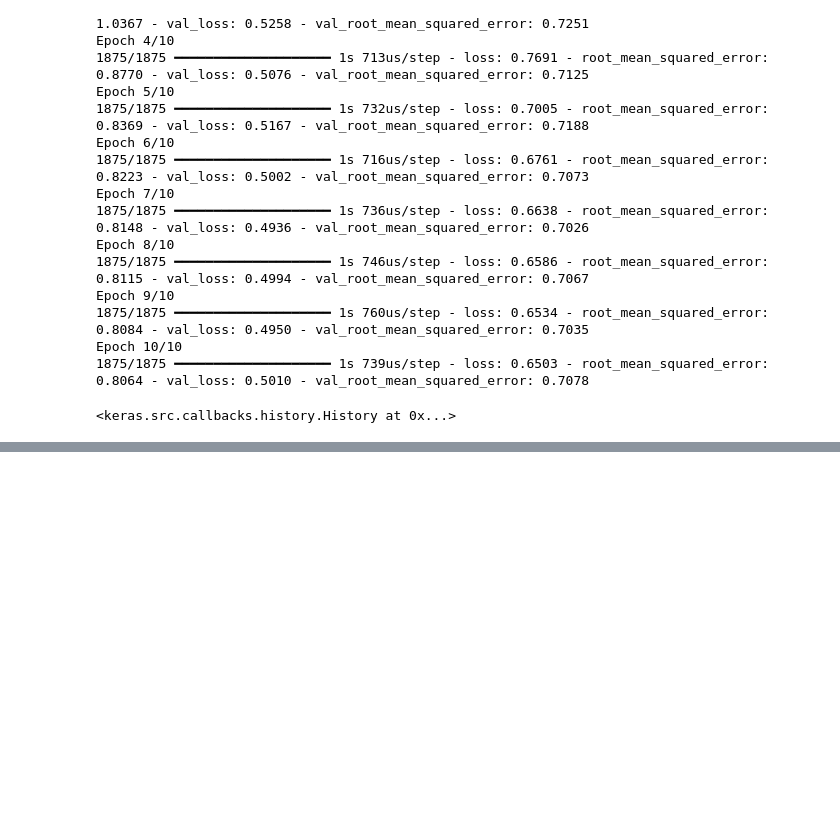
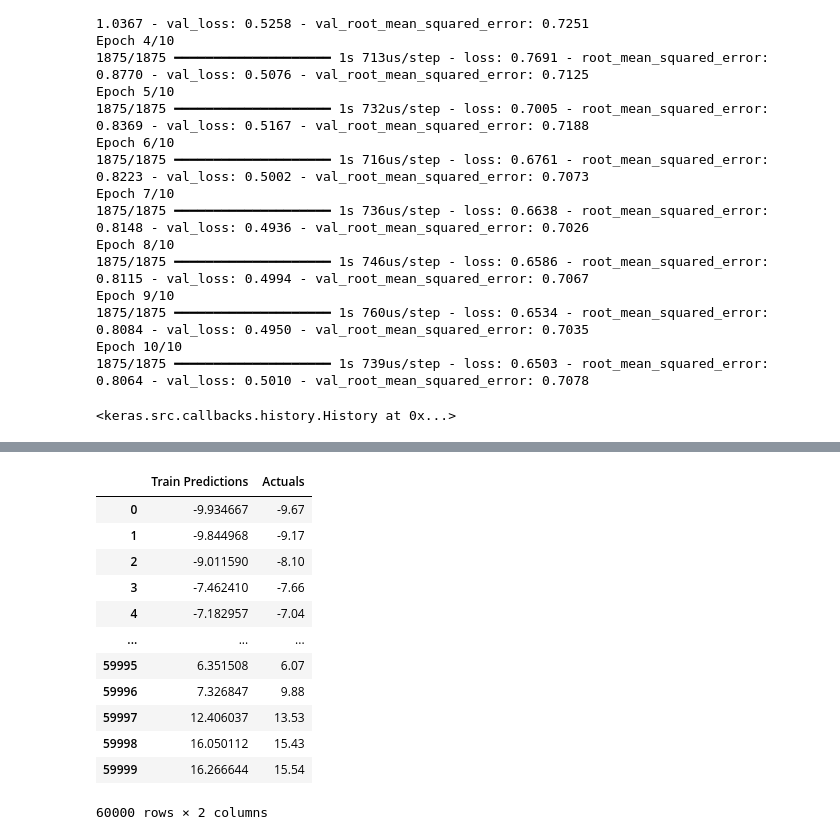
Before and after one commit to JusZhaVS/Kaggle-Binary-Prediction-with-a-Rainfall-Dataset, a Jupyter notebook: lstm.ipynb, the cells around one changed output, grey strips where cells are left out. Drawn from its saved outputs; the diff is of its cells as text; code cells hidden in the pictures; blank space fills up the shorter version.

```diff
--- a/lstm.ipynb
+++ b/lstm.ipynb
@@ -153,3 +153,9 @@ Epoch 10/10
 from tensorflow.keras.models import load_model
 
 model1 = load_model('model1/best_model1.keras')
+# %%
+train_predictions = model1.predict(X_train).flatten() #gets rid fo inner brackets
+train_results = pd.DataFrame(data={'Train Predictions': train_predictions, 'Actuals': y_train})
+
+train_results
+# %% [output]
@@ -155,0 +163,13 @@ model1 = load_model('model1/best_model1.keras')
+|  | Train Predictions | Actuals |
+| 0 | -9.934667 | -9.67 |
+| 1 | -9.844968 | -9.17 |
+| 2 | -9.011590 | -8.10 |
+| 3 | -7.462410 | -7.66 |
+| 4 | -7.182957 | -7.04 |
+| ... | ... | ... |
+| 59995 | 6.351508 | 6.07 |
+| 59996 | 7.326847 | 9.88 |
+| 59997 | 12.406037 | 13.53 |
+| 59998 | 16.050112 | 15.43 |
+| 59999 | 16.266644 | 15.54 |
+60000 rows × 2 columns
```
Also changed, not shown: parts of 3 cells of this notebook.
